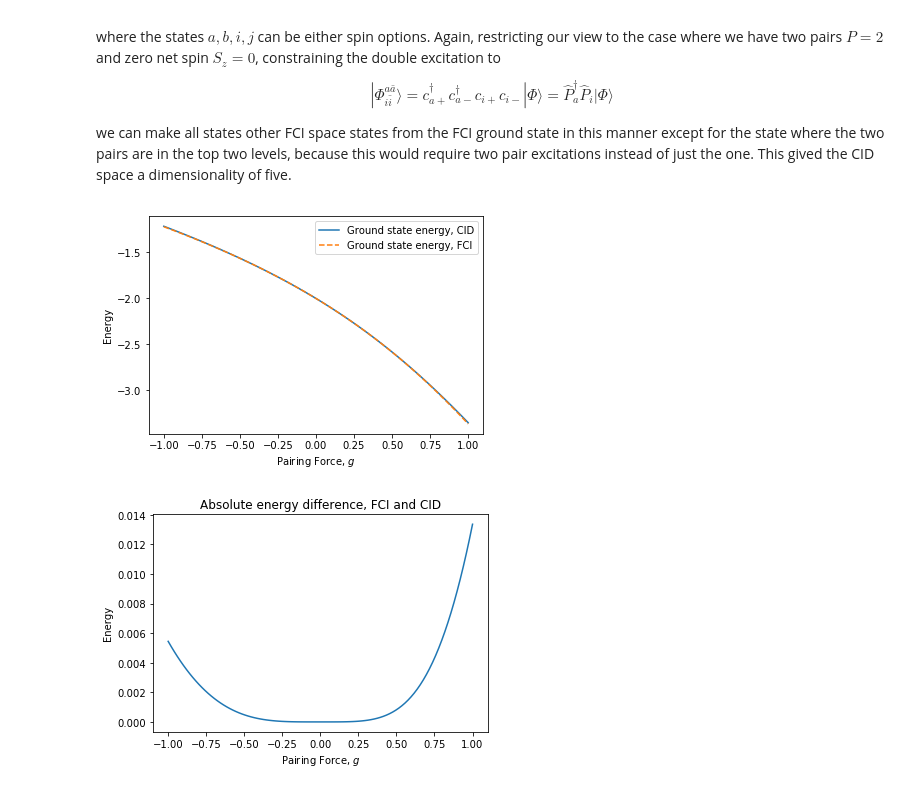
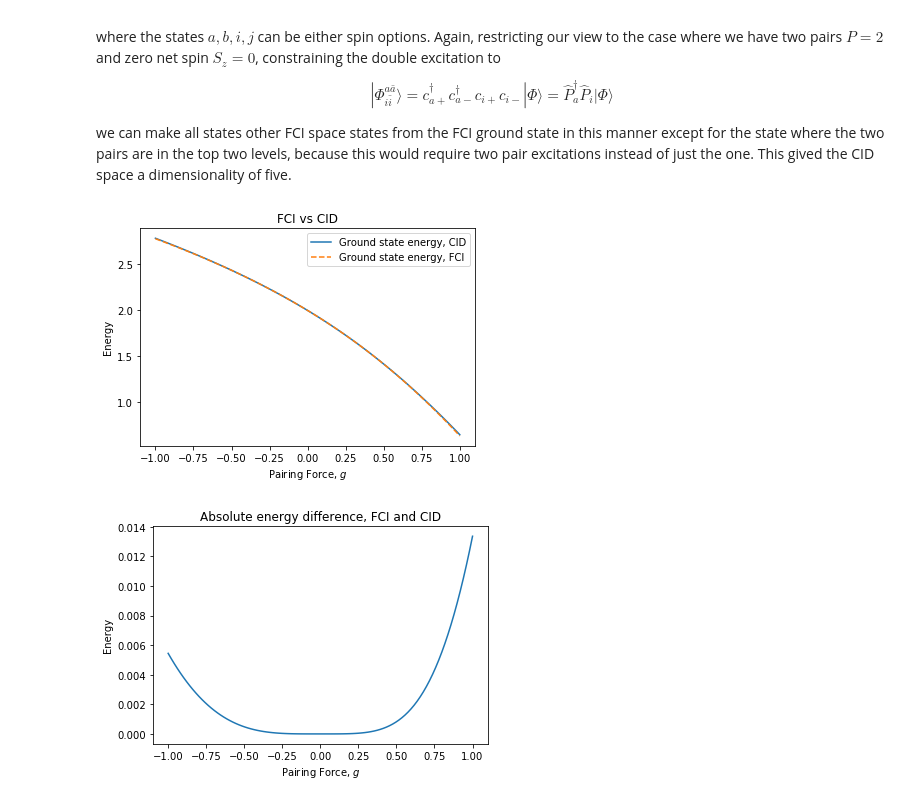
Before and after one commit to gregwinther/FYS-KJM4480, a Jupyter notebook: Project2/FYS-KJM4480 2017 Project 2.ipynb, the cells around one changed output. Drawn from its saved outputs; the diff is of its cells as text; code cells hidden in the pictures.

```diff
--- a/Project2/FYS-KJM4480 2017 Project 2.ipynb
+++ b/Project2/FYS-KJM4480 2017 Project 2.ipynb
@@ -508,12 +508,12 @@ basis_size = 6
 G = np.linspace(-1, 1, n)
 
 # Basis space configurations mapping to a single coordinate
-pair_levels = { 0: (0, 1),
-                1: (0, 2),
-                2: (0, 3),
-                3: (1, 2),
-                4: (1, 3),
-                5: (2, 3) }
+pair_levels = { 0: (1, 2),
+                1: (1, 3),
+                2: (1, 4),
+                3: (2, 3),
+                4: (2, 4),
+                5: (3, 4) }
 
 # Empty FCI matrix and energy array
 H_FCI = np.zeros((basis_size, basis_size))
@@ -533,13 +533,9 @@ for k in range(n):
             # Extracting pair configurations
             bra = pair_levels[i]
             ket = pair_levels[j]
-            p = bra[0]
-            q = bra[1]
-            r = ket[0]
-            s = ket[1]
 
             # Hamiltonian matrix element
-            H_FCI[i, j] = H(p, q, r, s, g)
+            H_FCI[i, j] = H(*bra, *ket, g)
 
     # Solving eigenvalue problem -> getting energies
     e_FCI, v_FCI = linalg.eigh(H_FCI)
@@ -654,13 +650,9 @@ for k in range(n):
             # Extracting pair configurations
             bra = pair_levels[i]
             ket = pair_levels[j]
-            p = bra[0]
-            q = bra[1]
-            r = ket[0]
-            s = ket[1]
 
             # Hamiltonian CID matrix element
-            H_CID[i, j] = H(p, q, r, s, g)
+            H_CID[i, j] = H(*bra, *ket, g)
 
     # Solving eigenvalue problem to get energies and eigenstates
     e_CID, v_CID = linalg.eigh(H_CID)
@@ -673,13 +665,14 @@ for k in range(n):
 # %%
 # Plotting ground state eigenvalue from FCI and CID as function of g
 plt.plot(G, E_CID[:, 0], label="Ground state energy, CID")
 plt.plot(G, E_FCI[:, 0], '--', label="Ground state energy, FCI")
+plt.title("FCI vs CID")
 plt.ylabel("Energy")
 plt.xlabel("Pairing Force, $g$")
 plt.legend()
 plt.show()
 # %% [output]
-[figure, old version]
+[figure, new version]
 # %%
 # Plot to better display difference of CID and FCI
 plt.plot(G, np.abs(E_CID[:, 0] - E_FCI[:, 0]))
```
Also changed, not shown: parts of 13 cells of this notebook.
